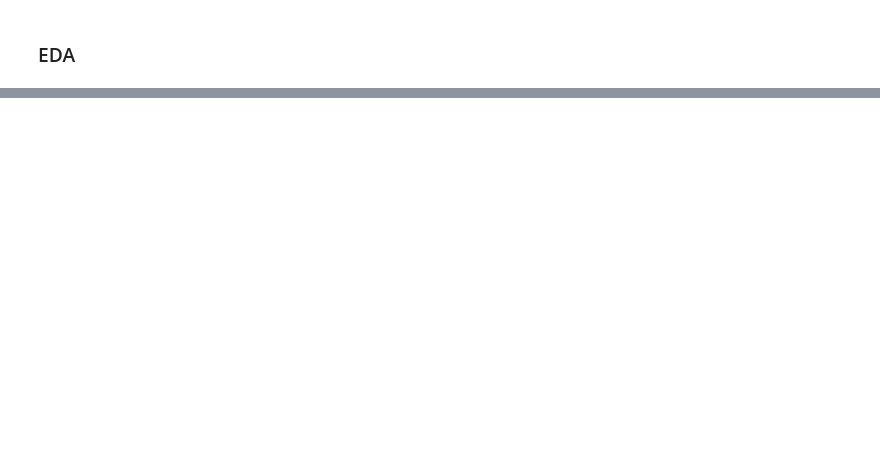
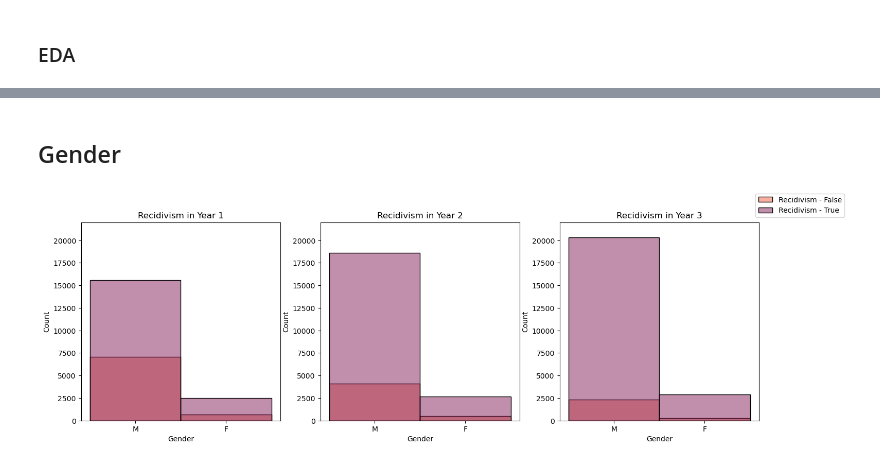
Before and after one commit to franknvk/NIJ-Recidivism-Forecasting-Group-Project, a Jupyter notebook: 1_EDA_DS.ipynb, the cells around one changed output, grey strips where cells are left out. Drawn from its saved outputs; the diff is of its cells as text; code cells hidden in the pictures; blank space fills up the shorter version.

```diff
--- a/1_EDA_DS.ipynb
+++ b/1_EDA_DS.ipynb
@@ -61,0 +133,25 @@ df_numeric.head(2)
+# %% [markdown]
+## Gender
+# %%
+#create subplots
+fig, ax = plt.subplots(1,3, figsize=(17,5))
+
+ax1 = sns.histplot(data=recid_df, x = 'Gender', hue='Recidivism_Arrest_Year1', palette='rocket', ax=ax[0], legend = False)
+ax2 = sns.histplot(data=recid_df, x = 'Gender', hue='Recidivism_Arrest_Year2', palette='rocket', ax=ax[1], legend = False)
+ax3 = sns.histplot(data=recid_df, x = 'Gender', hue='Recidivism_Arrest_Year3', palette='rocket', ax=ax[2], legend = False)
+
+ax1.title.set_text('Recidivism in Year 1')
+ax2.title.set_text('Recidivism in Year 2')
+ax3.title.set_text('Recidivism in Year 3')
+
+ax1.set_ylim(0,22_000)
+ax2.set_ylim(0,22_000)
+ax3.set_ylim(0,22_000)
+
+# Labels to use in the legend for each line
+labels = ["Recidivism - False", "Recidivism - True"]
+
+fig.legend([ax1, ax2, ax3], labels=labels,
+           loc="upper right");
+# %% [output]
+[figure, added]
```
Also changed, not shown: parts of 21 cells of this notebook.
